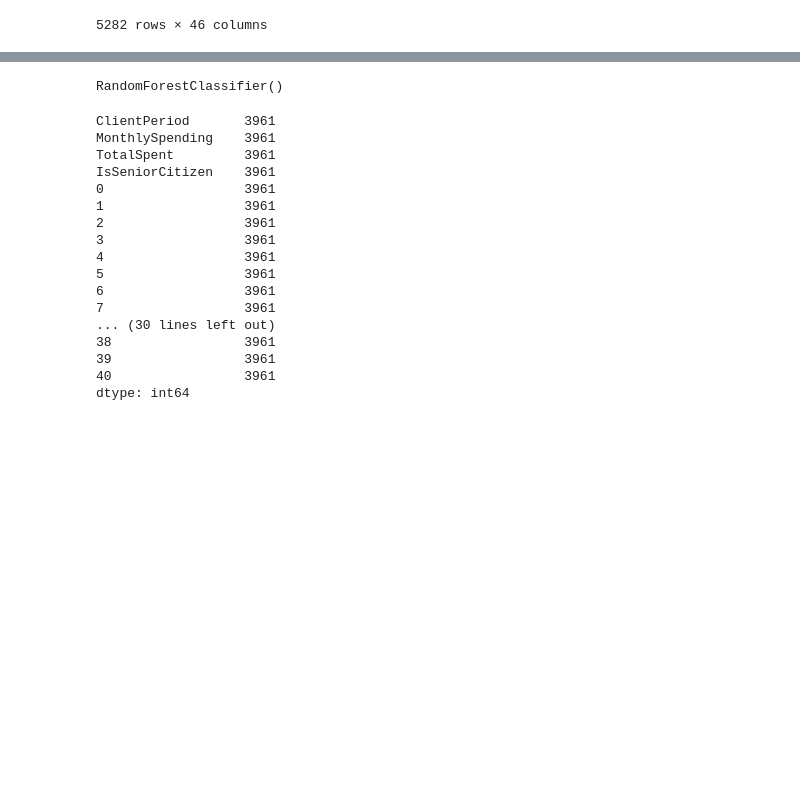
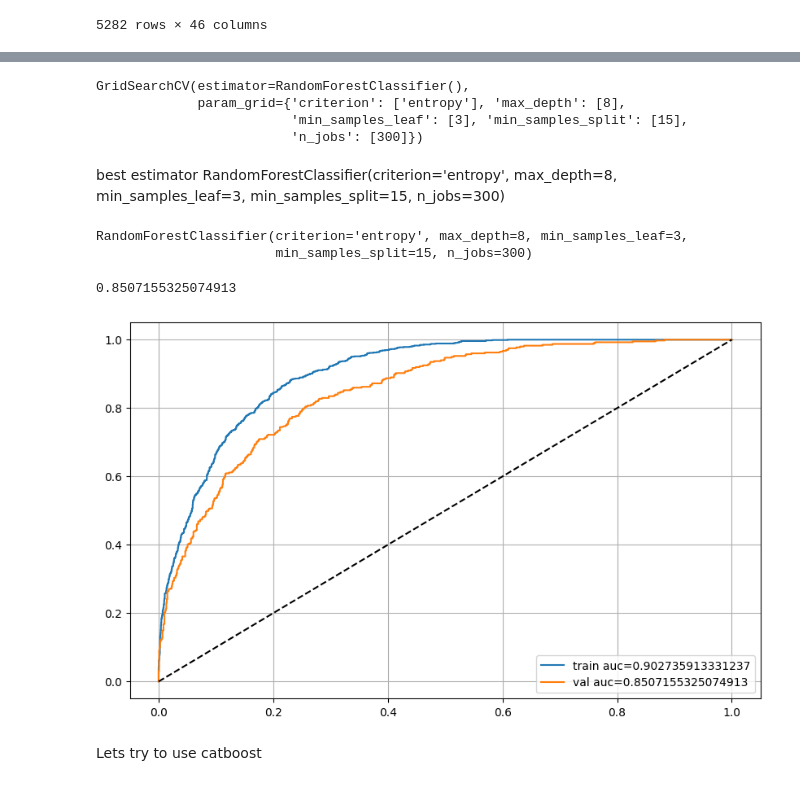
Before and after one commit to DeadArcadiy/ds_dropped_users, a Jupyter notebook: users.ipynb, the cells around one changed output, grey strips where cells are left out. Drawn from its saved outputs; the diff is of its cells as text; code cells hidden in the pictures; blank space fills up the shorter version.

```diff
--- a/users.ipynb
+++ b/users.ipynb
@@ -208,0 +202,4 @@ simpleLiniarModel = RandomForestClassifier()
+# %%
+liniarModel = LogisticRegression()
+liniarModel.fit(x_train,y_train)
+pred_liniar = liniarModel.predict(x_val)
@@ -209,24 +218,46 @@ simpleLiniarModel = RandomForestClassifier()
+# %%
+Forestmodel = RandomForestClassifier()
+params = {'criterion': ['entropy'],
+    'max_depth': [8],
+    'min_samples_split': [15],
+    'min_samples_leaf': [3],
+    'n_jobs': [300],}
+
+grid = GridSearchCV(Forestmodel,params)
 # %%
-simpleLiniarModel.fit(x_train,y_train)
+grid.fit(x_train,y_train)
 # %% [output]
-RandomForestClassifier()
+GridSearchCV(estimator=RandomForestClassifier(),
+             param_grid={'criterion': ['entropy'], 'max_depth': [8],
+                         'min_samples_leaf': [3], 'min_samples_split': [15],
+                         'n_jobs': [300]})
-# %%
-x_train.count()
-# %% [output]
-ClientPeriod       3961
-MonthlySpending    3961
-TotalSpent         3961
-IsSeniorCitizen    3961
-0                  3961
-1                  3961
-2                  3961
-3                  3961
-4                  3961
-5                  3961
-6                  3961
-7                  3961
-... (30 lines left out)
-38                 3961
-39                 3961
-40                 3961
-dtype: int64
+# %% [markdown]
+best estimator RandomForestClassifier(criterion='entropy', max_depth=8, min_samples_leaf=3,
+                       min_samples_split=15, n_jobs=300)
+# %%
+grid.best_estimator_
+# %% [output]
+RandomForestClassifier(criterion='entropy', max_depth=8, min_samples_leaf=3,
+                       min_samples_split=15, n_jobs=300)
+# %%
+Forest_pred = grid.predict_proba(x_val)
+train_pred_forest = grid.predict_proba(x_train)
+# %%
+roc_auc_score(y_val,Forest_pred[:,1])
+# %% [output]
+0.8507155325074913
+# %%
+plt.figure(figsize=(10,6))
+plt.plot(*roc_curve(y_train,train_pred_forest[:,1])[:2],
+         label=f'train auc={roc_auc_score(y_train,train_pred_forest[:,1])}')
+plt.plot(*roc_curve(y_val, Forest_pred[:,1])[:2],
+         label=f'val auc={roc_auc_score(y_val,Forest_pred[:,1])}')
+
+
+plt.plot([0,1], [0,1], '--', color='black')
+plt.legend()
+plt.grid()
+# %% [output]
+[figure, added]
+# %% [markdown]
+Lets try to use catboost
```
Also changed, not shown: parts of 31 cells of this notebook, 1 other file.
